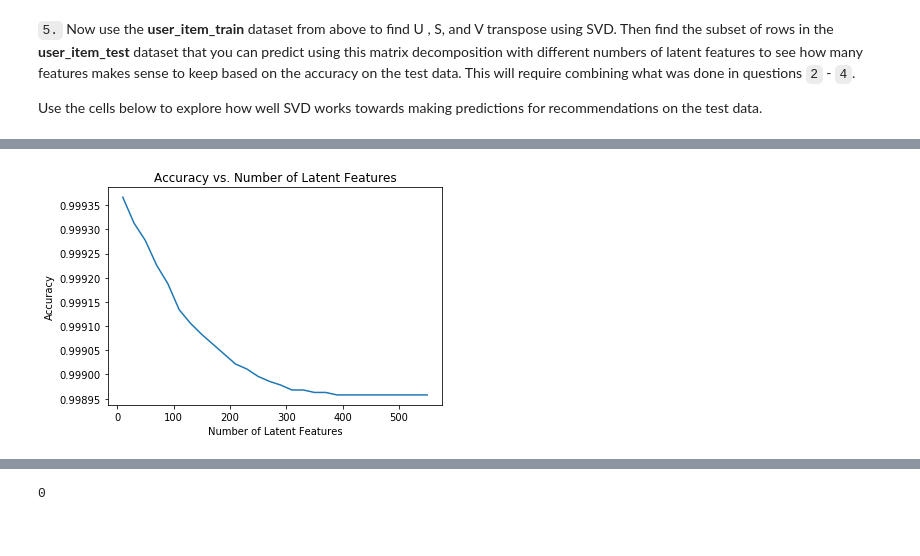
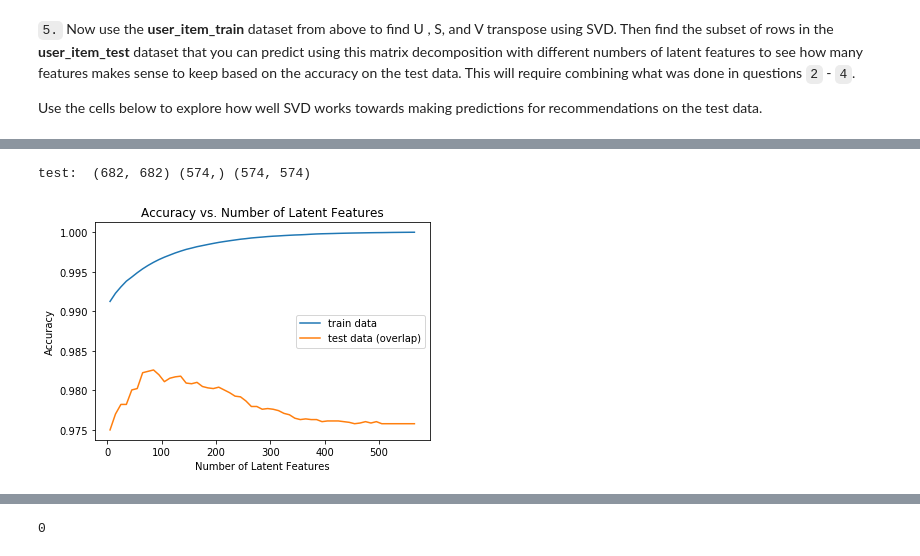
Before and after one commit to mkucz95/recommendation_engine, a Jupyter notebook: Recommendations_with_IBM.ipynb, the cells around one changed output, grey strips where cells are left out. Saved outputs shown, nothing was run; the diff lists cells and outputs as text; code cells hidden in the pictures.

```diff
--- a/Recommendations_with_IBM.ipynb
+++ b/Recommendations_with_IBM.ipynb
@@ -905,4 +989,6 @@ train_idx = user_item_train.index
 # %%
-user_overlap = set(train_idx)&set(test_idx) #users in both train and test set
-print(user_overlap, len(user_overlap))
+common_idx = list(set(train_idx)&set(test_idx)) #users in both train and test set
+common_cols = user_item_train.columns.intersection(test_arts)
+print("common idx\n",common_idx, "len: ", len(common_idx))
+print("\ncommon cols\n",common_cols, "len: ", len(common_cols))
 # %% [output]
@@ -946 +1041,10 @@ overlap_idx = np.subtract(list(user_overlap), 1) #index of overlapping users in
+# %%
+u_test, s_test, vt_test = np.linalg.svd(user_item_test)
+print('test: ', u_test.shape, s_test.shape, vt_test.shape)
+# %% [output]
+test:  (682, 682) (574,) (574, 574)
+# %%
+#get the index of the common users in train and test idx
+train_common_idx = [user_item_train.index.get_loc(idx) for idx in common_idx]
+test_common_idx = [user_item_test.index.get_loc(idx) for idx in common_idx]
 # %%
@@ -952,10 +1053,24 @@ vt_overlap = vt_train[:, item_overlap_idx]
-# %%
-# how well you can use the training decomposition to predict on test data
-num_latent_feats = np.arange(10,560,20)
-num_preds = user_item_test.shape[0] * user_item_test.shape[1]
-sum_errs = latent_feat_optimization(num_latent_feats, user_item_test.loc[user_overlap], u_overlap, s_overlap, vt_overlap)
-plot_latent_feat_acc(sum_errs, num_preds, num_latent_feats)
-# %% [output]
-[figure, removed]
+# %%
+sum_train_errs=[]
+sum_test_errs=[]
+
+#compare predictions between training set and testing set for the 20 common users
+#use the sigma matrix to make predictions for the 20 users and 574 movies
+#get training error for all users
+num_latent_feat=np.arange(5,575,10)
+for k in num_latent_feat: #iterate thru number of latent features to get predictions
+    u_train_lat, s_train_lat, vt_train_lat = u_train[:, :k], np.diag(s_train[:k]), vt_train[:k, :]
+    train_err = get_svd_err(user_item_train, u_train_lat, s_train_lat, vt_train_lat)
+    sum_train_errs.append(train_err)
+    test_err = get_svd_err(user_item_test.loc[common_idx], u_test[test_common_idx,:k], s_train_lat, vt_test[:k, :])
+    sum_test_errs.append(test_err)
+# %%
+num_train_preds = user_item_train.shape[0]*user_item_train.shape[1]
+num_test_preds = len(common_idx)*len(common_cols)
+
+plot_latent_feat_acc([sum_train_errs, sum_test_errs], [num_train_preds,
+                    num_test_preds], [num_latent_feat, num_latent_feat], ['train data', 'test data (overlap)'])
+# %% [output]
+[figure, added]
 # %% [markdown]
 ### Comments on Results of SVD Trials
```
Also changed, not shown: parts of 32 cells of this notebook, 1 other file.
